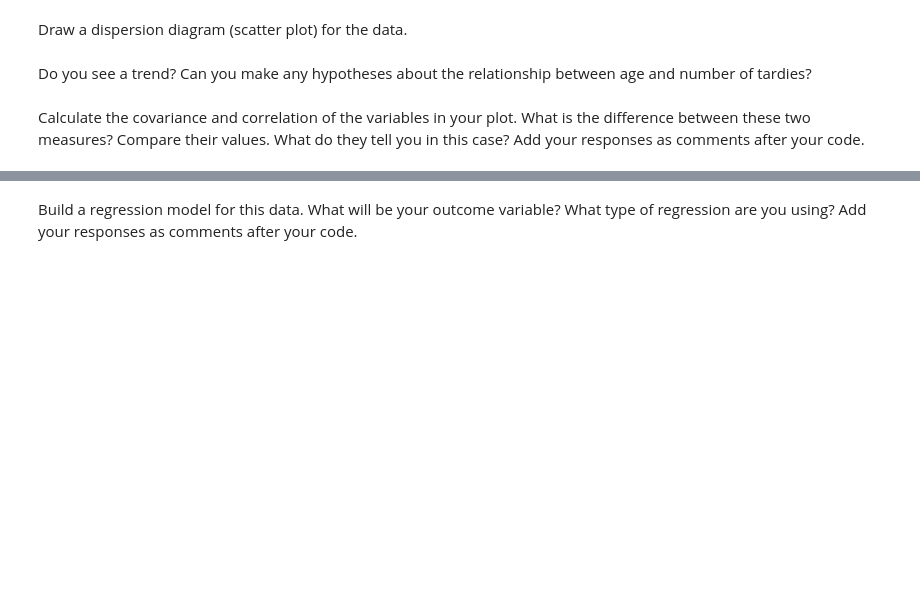
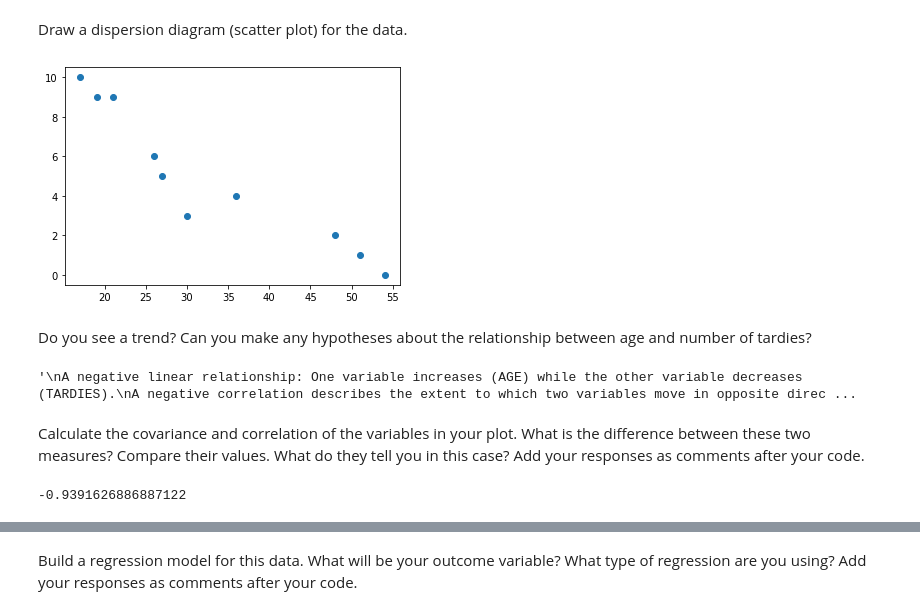
Before and after one commit to ta-data-lis/lab-regression-analysis, a Jupyter notebook: your-code/challenge1.ipynb, the cells around one changed output, grey strips where cells are left out. Saved outputs shown, nothing was run; the diff lists cells and outputs as text; code cells hidden in the pictures; blank space fills up the shorter version.

```diff
--- a/your-code/challenge1.ipynb
+++ b/your-code/challenge1.ipynb
@@ -32,0 +37,5 @@ student_data = pd.DataFrame({'X': [x_values], 'Y': [y_values]})
+# %%
+x_values = [17, 51, 27, 21, 36, 48, 19, 26, 54, 30]
+y_values = [10, 1, 5, 9, 4, 2, 9, 6, 0, 3]
+student_data = pd.DataFrame({'Age': x_values, 'Tardies': y_values})
+student_data
@@ -37,2 +56,10 @@ Draw a dispersion diagram (scatter plot) for the data.
+# %%
+x = student_data ['Age']
+y = student_data ['Tardies']
+
+plt.scatter(x,y)
+plt.show()
+# %% [output]
+[figure, added]
 # %% [markdown]
 Do you see a trend? Can you make any hypotheses about the relationship between age and number of tardies?
@@ -41,8 +66,17 @@ Do you see a trend? Can you make any hypotheses about the relationship between a
+# %%
+'''
+A negative linear relationship: One variable increases (AGE) while the other variable decreases (TARDIES).
+A negative correlation describes the extent to which two variables move in opposite directions'''
+# %% [output]
+'\nA negative linear relationship: One variable increases (AGE) while the other variable decreases (TARDIES).\nA negative correlation describes the extent to which two variables move in opposite direc ...
 # %% [markdown]
 Calculate the covariance and correlation of the variables in your plot. What is the difference between these two measures? Compare their values. What do they tell you in this case? Add your responses as comments after your code.
 # %%
 # Your response here.
 #correlation:
-
-
-#covariance:
+x = student_data['Age']
+y = student_data['Tardies']
+corr = x.corr(y)
+corr
+# %% [output]
+-0.9391626886887122
```
Also changed, not shown: parts of 42 cells of this notebook.
